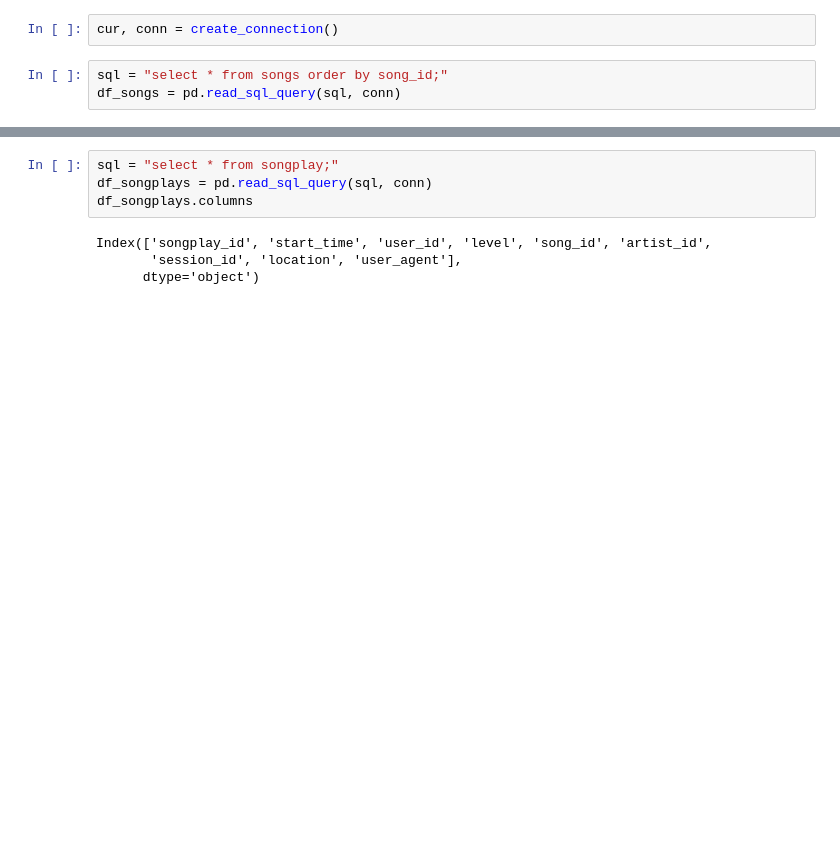
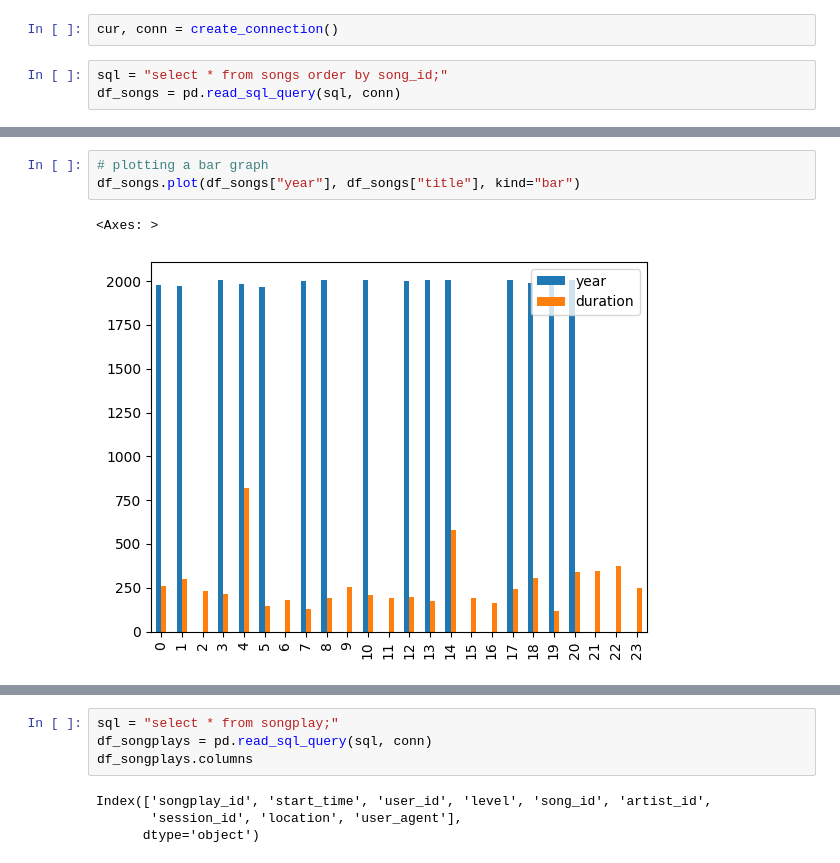
Before and after one commit to ellizzabbetth/udacity_data_warehouse, a Jupyter notebook: song_plots.ipynb, the cells around one changed output, grey strips where cells are left out. Saved outputs shown, nothing was run; the diff lists cells and outputs as text; blank space fills up the shorter version.

```diff
--- a/song_plots.ipynb
+++ b/song_plots.ipynb
@@ -26,0 +36,6 @@ df_songs.head()
+# %%
+# plotting a bar graph
+df_songs.plot(df_songs["year"], df_songs["title"], kind="bar")
+# %% [output]
+<Axes: >
+[figure, added]
```
Also changed, not shown: parts of 5 cells of this notebook, 5 other files.
